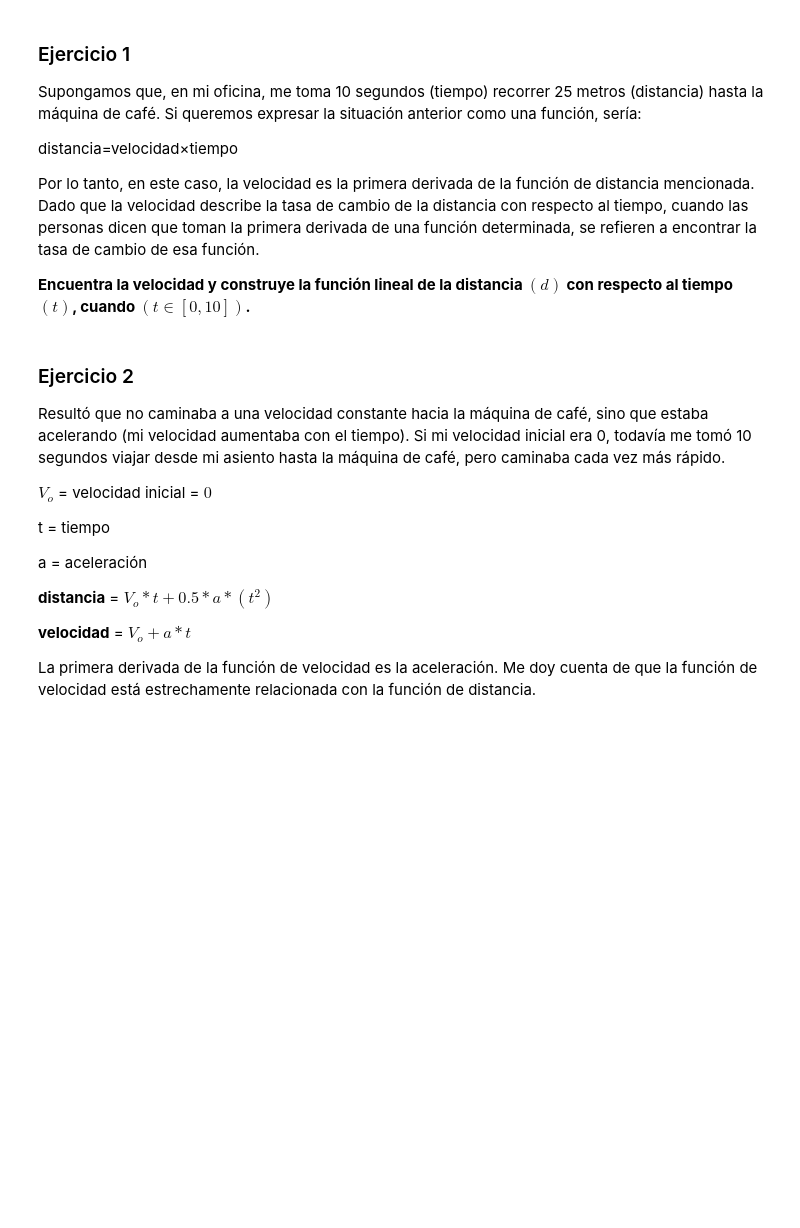
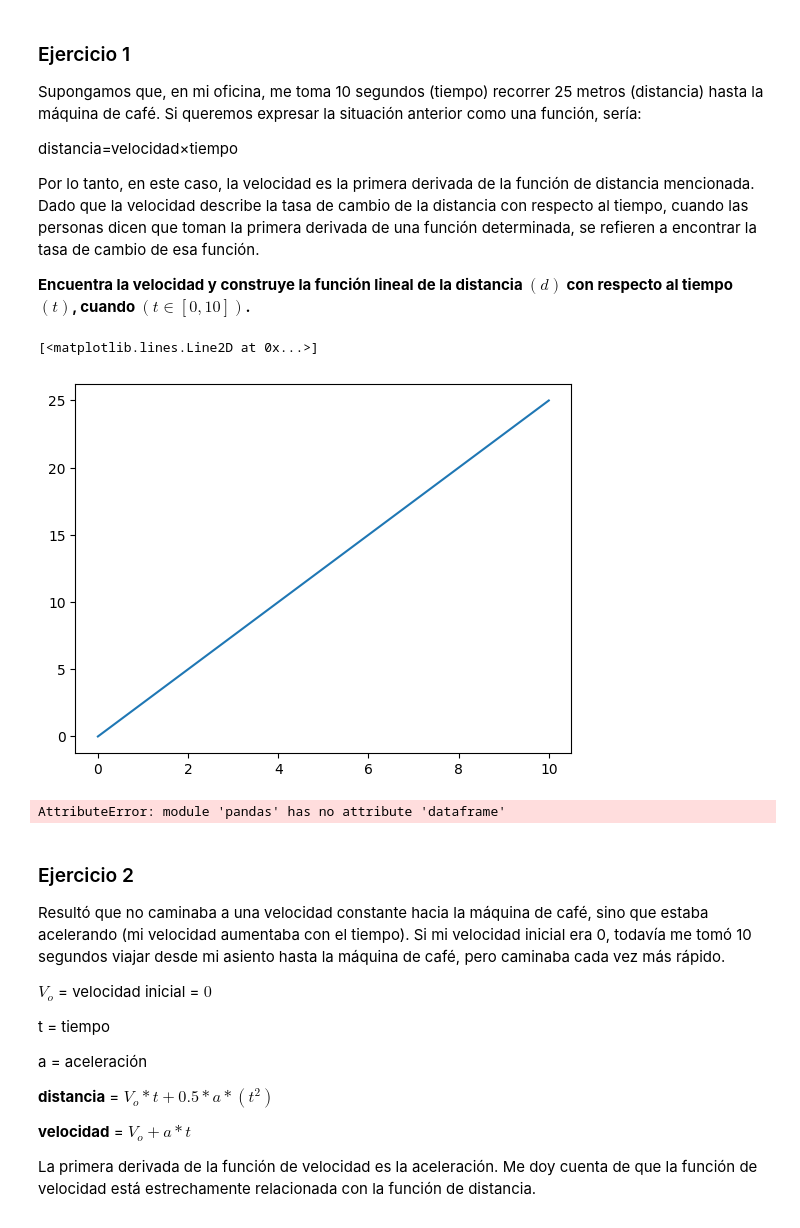
Before and after one commit to Camilochavez630/calculus-and-algebra-problems-with-python, a Jupyter notebook: notebook/problems.es.ipynb, the cells around one changed output. Saved outputs shown, nothing was run; the diff lists cells and outputs as text; code cells hidden in the pictures; blank space fills up the shorter version.

```diff
--- a/notebook/problems.es.ipynb
+++ b/notebook/problems.es.ipynb
@@ -31,9 +31,23 @@ def distancia (t):
 
 t = np.linspace(0,10)
 # %%
-# "Graficar la función de distancia en el dominio (t)
+plt.plot(t,distancia(t))
+# %% [output]
+[<matplotlib.lines.Line2D at 0x...>]
+[figure, added]
 # %%
 # Crea un DataFrame
+import pandas as pd
+
+Dic = {
+    "t":t,
+    "distancia": distancia(t)
+}
+df = pd.dataframe(Dic)
+
+df
+# %% [output]
+AttributeError: module 'pandas' has no attribute 'dataframe'
 # %% [markdown]
 ### Ejercicio 2
 
```
Also changed, not shown: parts of 1 cell of this notebook.
